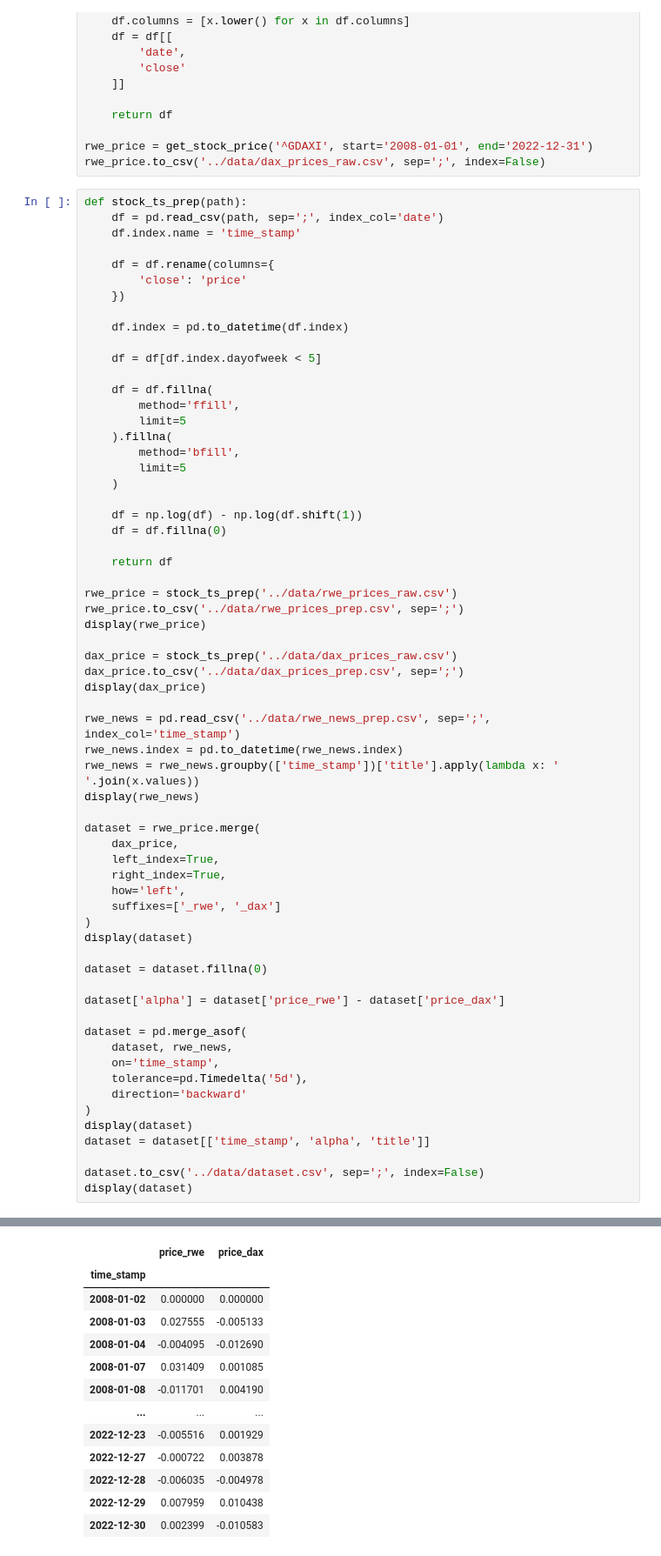
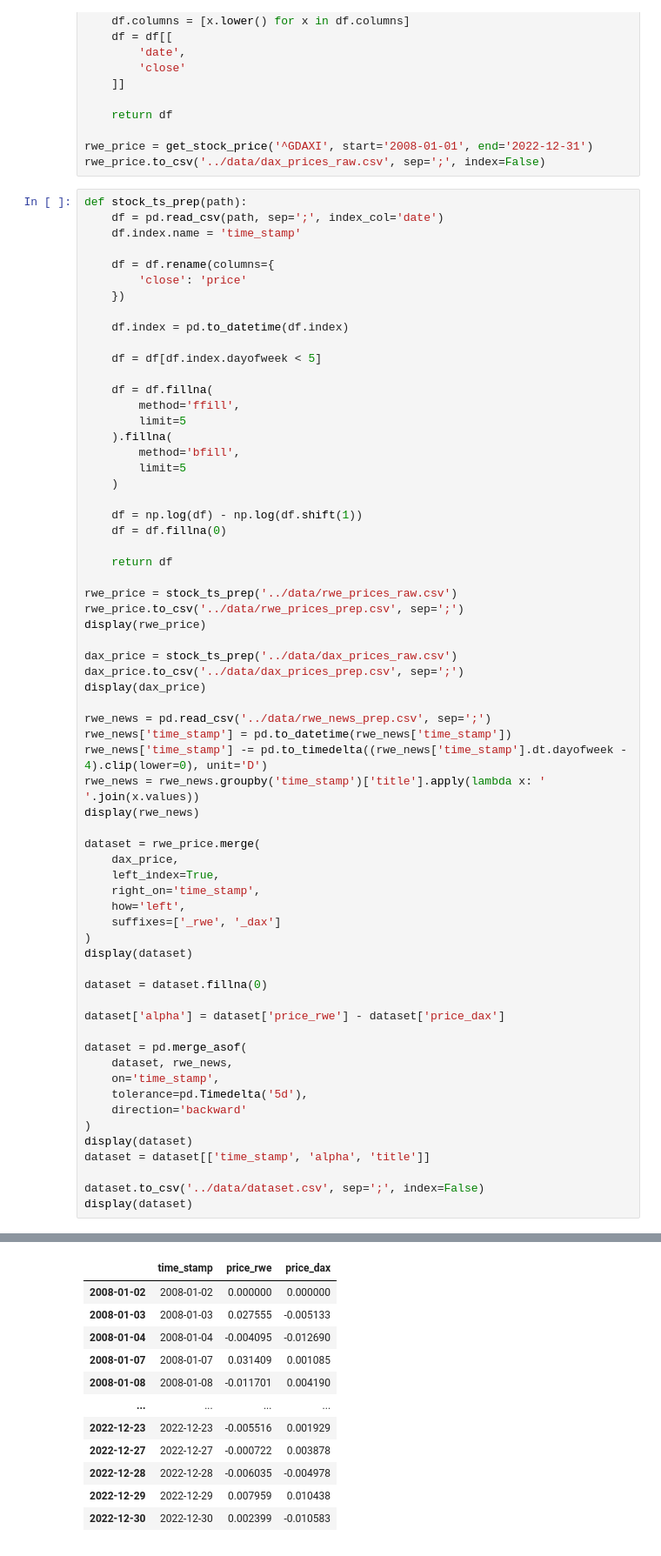
Before and after one commit to tim-roethig-db/masters-thesis, a Jupyter notebook: data_preprocessing/rwe_data_processing.ipynb, the cells around one changed output, grey strips where cells are left out. Shown: that part at 87% size. Saved outputs shown, nothing was run; the diff lists cells and outputs as text.

```diff
--- a/data_preprocessing/rwe_data_processing.ipynb
+++ b/data_preprocessing/rwe_data_processing.ipynb
@@ -113,15 +113,16 @@ dax_price = stock_ts_prep('../data/dax_prices_raw.csv')
 dax_price.to_csv('../data/dax_prices_prep.csv', sep=';')
 display(dax_price)
 
-rwe_news = pd.read_csv('../data/rwe_news_prep.csv', sep=';', index_col='time_stamp')
-rwe_news.index = pd.to_datetime(rwe_news.index)
-rwe_news = rwe_news.groupby(['time_stamp'])['title'].apply(lambda x: ' '.join(x.values))
+rwe_news = pd.read_csv('../data/rwe_news_prep.csv', sep=';')
+rwe_news['time_stamp'] = pd.to_datetime(rwe_news['time_stamp'])
+rwe_news['time_stamp'] -= pd.to_timedelta((rwe_news['time_stamp'].dt.dayofweek - 4).clip(lower=0), unit='D')
+rwe_news = rwe_news.groupby('time_stamp')['title'].apply(lambda x: ' '.join(x.values))
 display(rwe_news)
 
 dataset = rwe_price.merge(
     dax_price,
     left_index=True,
-    right_index=True,
+    right_on='time_stamp',
     how='left',
     suffixes=['_rwe', '_dax']
 )
@@ -187,13 +188,12 @@ Name: title, Length: 1661, dtype: object
-|  | price_rwe | price_dax |
-| time_stamp |  |  |
-| 2008-01-02 | 0.000000 | 0.000000 |
-| 2008-01-03 | 0.027555 | -0.005133 |
-| 2008-01-04 | -0.004095 | -0.012690 |
-| 2008-01-07 | 0.031409 | 0.001085 |
-| 2008-01-08 | -0.011701 | 0.004190 |
-| ... | ... | ... |
-| 2022-12-23 | -0.005516 | 0.001929 |
-| 2022-12-27 | -0.000722 | 0.003878 |
-| 2022-12-28 | -0.006035 | -0.004978 |
-| 2022-12-29 | 0.007959 | 0.010438 |
-| 2022-12-30 | 0.002399 | -0.010583 |
+|  | time_stamp | price_rwe | price_dax |
+| 2008-01-02 | 2008-01-02 | 0.000000 | 0.000000 |
+| 2008-01-03 | 2008-01-03 | 0.027555 | -0.005133 |
+| 2008-01-04 | 2008-01-04 | -0.004095 | -0.012690 |
+| 2008-01-07 | 2008-01-07 | 0.031409 | 0.001085 |
+| 2008-01-08 | 2008-01-08 | -0.011701 | 0.004190 |
+| ... | ... | ... | ... |
+| 2022-12-23 | 2022-12-23 | -0.005516 | 0.001929 |
+| 2022-12-27 | 2022-12-27 | -0.000722 | 0.003878 |
+| 2022-12-28 | 2022-12-28 | -0.006035 | -0.004978 |
+| 2022-12-29 | 2022-12-29 | 0.007959 | 0.010438 |
+| 2022-12-30 | 2022-12-30 | 0.002399 | -0.010583 |
```
Also changed, not shown: parts of 1 cell of this notebook, 1 other file.
